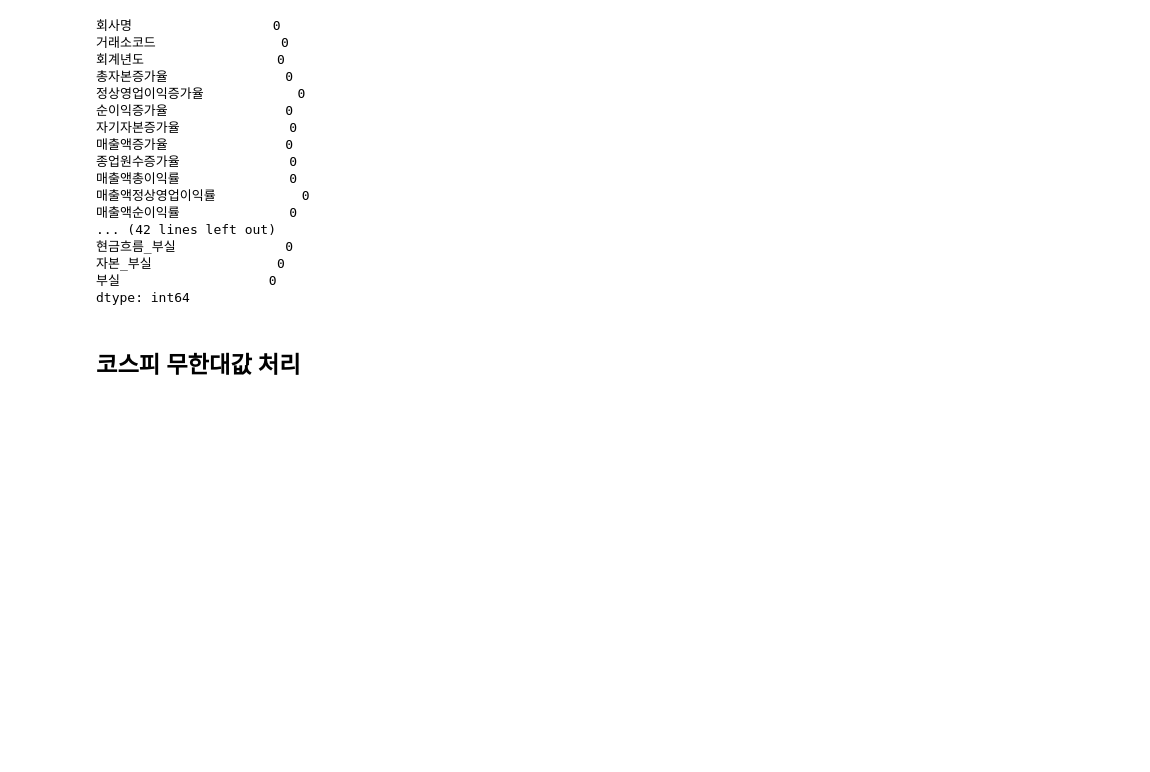
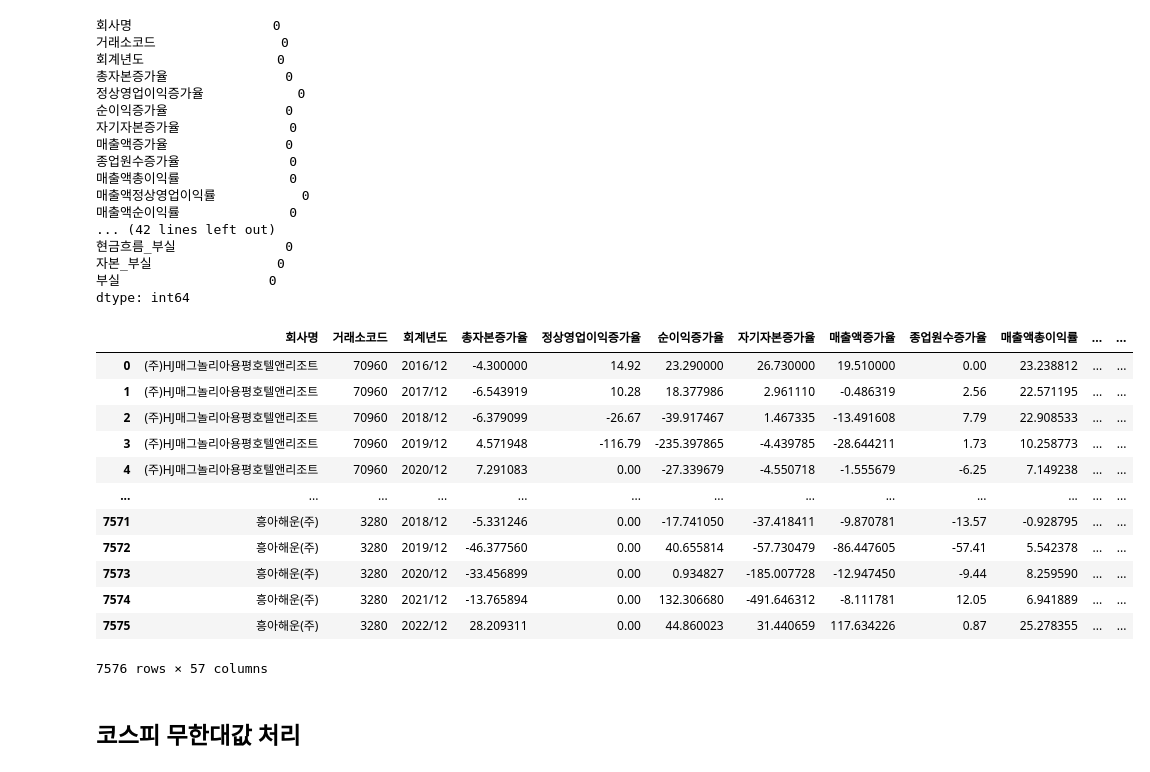
Before and after one commit to kimsierra/vscode, a Jupyter notebook: 2024/ML/프로젝트2/6코스피_코스닥_부실_결합.ipynb, the cells around one changed output. Saved outputs shown, nothing was run; the diff lists cells and outputs as text; code cells hidden in the pictures; blank space fills up the shorter version.

```diff
--- a/2024/ML/프로젝트2/6코스피_코스닥_부실_결합.ipynb
+++ b/2024/ML/프로젝트2/6코스피_코스닥_부실_결합.ipynb
@@ -88,6 +88,22 @@ final_kos.isna().sum()
 자본_부실                0
 부실                   0
 dtype: int64
+# %%
+final_kos
+# %% [output]
+|  | 회사명 | 거래소코드 | 회계년도 | 총자본증가율 | 정상영업이익증가율 | 순이익증가율 | 자기자본증가율 | 매출액증가율 | 종업원수증가율 | 매출액총이익률 | ... | ... |
+| 0 | (주)HJ매그놀리아용평호텔앤리조트 | 70960 | 2016/12 | -4.300000 | 14.92 | 23.290000 | 26.730000 | 19.510000 | 0.00 | 23.238812 | ... | ... |
+| 1 | (주)HJ매그놀리아용평호텔앤리조트 | 70960 | 2017/12 | -6.543919 | 10.28 | 18.377986 | 2.961110 | -0.486319 | 2.56 | 22.571195 | ... | ... |
+| 2 | (주)HJ매그놀리아용평호텔앤리조트 | 70960 | 2018/12 | -6.379099 | -26.67 | -39.917467 | 1.467335 | -13.491608 | 7.79 | 22.908533 | ... | ... |
+| 3 | (주)HJ매그놀리아용평호텔앤리조트 | 70960 | 2019/12 | 4.571948 | -116.79 | -235.397865 | -4.439785 | -28.644211 | 1.73 | 10.258773 | ... | ... |
+| 4 | (주)HJ매그놀리아용평호텔앤리조트 | 70960 | 2020/12 | 7.291083 | 0.00 | -27.339679 | -4.550718 | -1.555679 | -6.25 | 7.149238 | ... | ... |
+| ... | ... | ... | ... | ... | ... | ... | ... | ... | ... | ... | ... | ... |
+| 7571 | 흥아해운(주) | 3280 | 2018/12 | -5.331246 | 0.00 | -17.741050 | -37.418411 | -9.870781 | -13.57 | -0.928795 | ... | ... |
+| 7572 | 흥아해운(주) | 3280 | 2019/12 | -46.377560 | 0.00 | 40.655814 | -57.730479 | -86.447605 | -57.41 | 5.542378 | ... | ... |
+| 7573 | 흥아해운(주) | 3280 | 2020/12 | -33.456899 | 0.00 | 0.934827 | -185.007728 | -12.947450 | -9.44 | 8.259590 | ... | ... |
+| 7574 | 흥아해운(주) | 3280 | 2021/12 | -13.765894 | 0.00 | 132.306680 | -491.646312 | -8.111781 | 12.05 | 6.941889 | ... | ... |
+| 7575 | 흥아해운(주) | 3280 | 2022/12 | 28.209311 | 0.00 | 44.860023 | 31.440659 | 117.634226 | 0.87 | 25.278355 | ... | ... |
+7576 rows × 57 columns
 # %% [markdown]
 ## 코스피 무한대값 처리
 # %%
```
Also changed, not shown: parts of 23 cells of this notebook, 48 other files.
